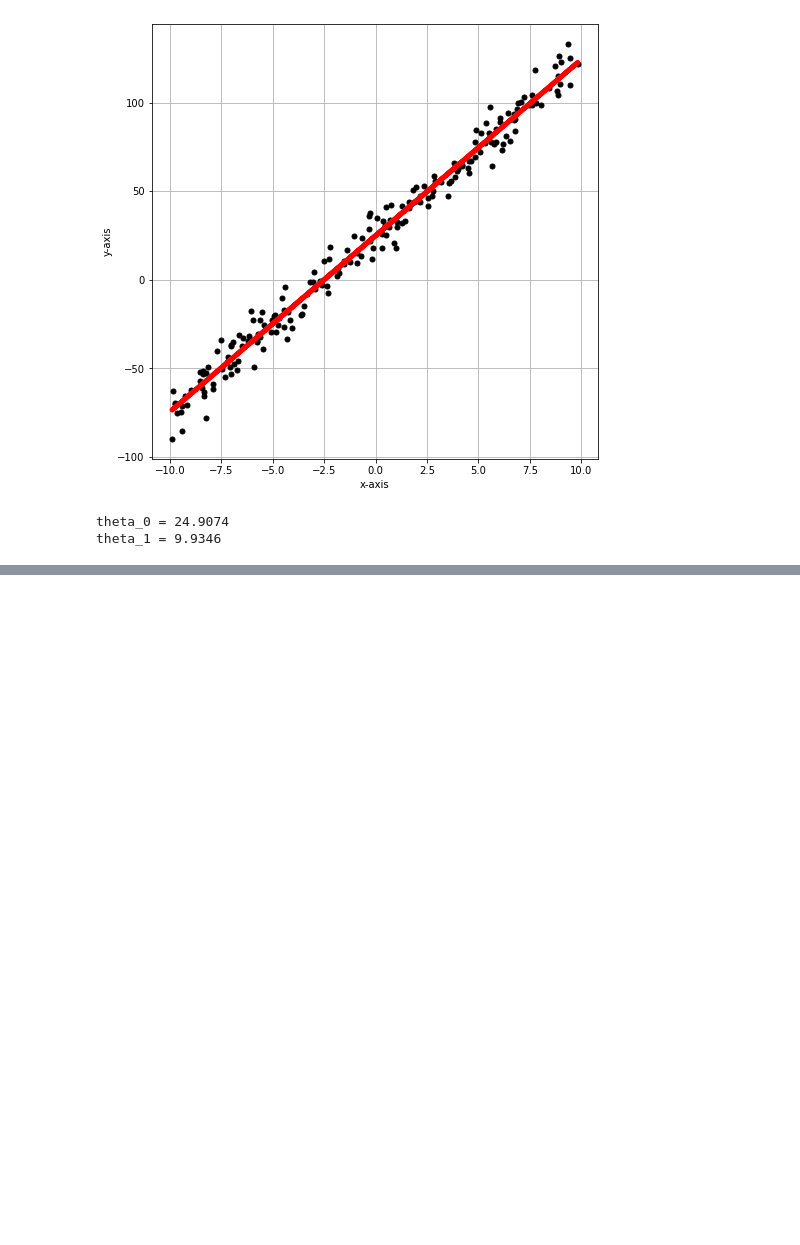
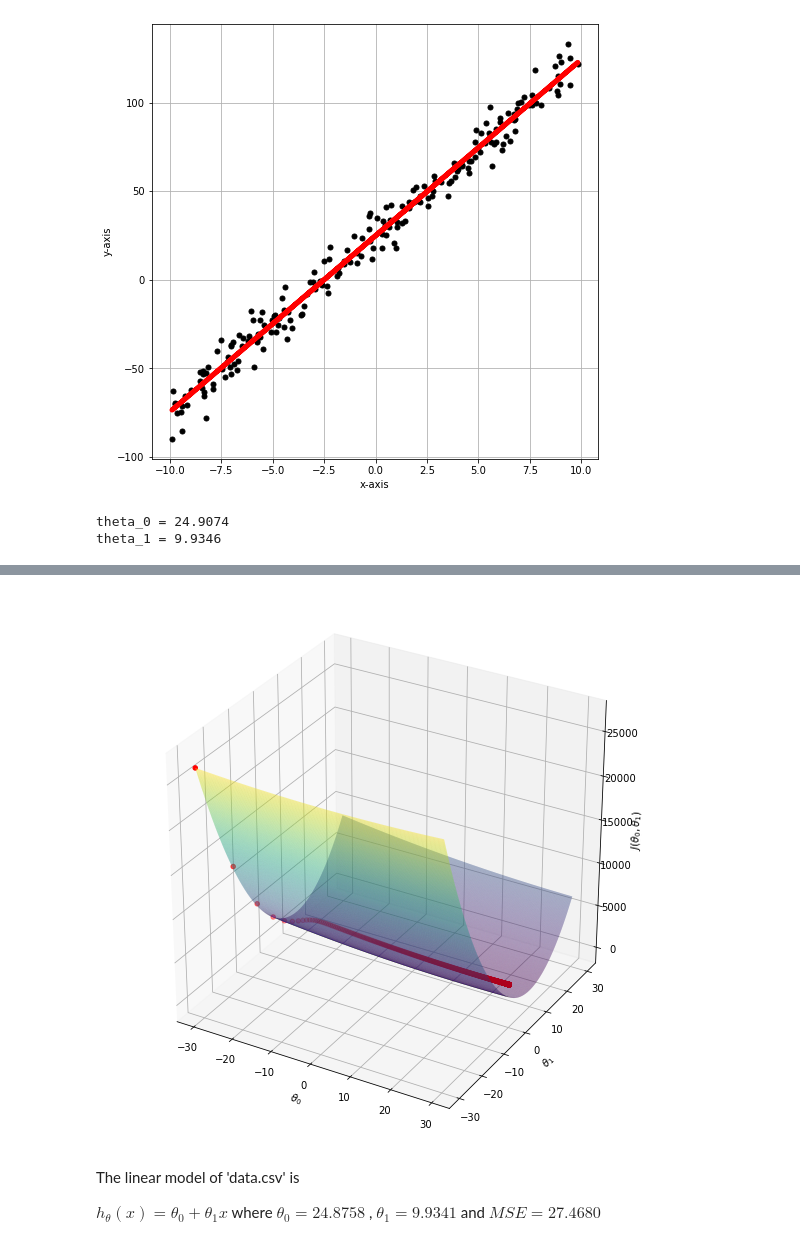
Before and after one commit to Seng-Ly/Matrix-Computation-Class, a Jupyter notebook: assigments/03/assignment03.ipynb, the cells around one changed output, grey strips where cells are left out. Cells and saved outputs as stored; diff of their text form; code cells hidden in the pictures; blank space fills up the shorter version.

```diff
--- a/assigments/03/assignment03.ipynb
+++ b/assigments/03/assignment03.ipynb
@@ -82,0 +154,17 @@ plt.show()
+# %%
+fig1 = plt.figure(figsize=(10,10))
+ax1 = plt.axes(projection='3d')
+ax1.plot_surface(X, Y, Z, alpha=0.5, rstride=1, cstride=1, cmap='viridis', edgecolor='none')
+
+ax1.scatter(col_theta0, col_theta1, col_MSE, c='red')
+ax.set_title('Energy Surface')
+ax1.set_xlabel('$\\theta_0$')
+ax1.set_ylabel('$\\theta_1$')
+ax1.set_zlabel('$J(\\theta_0,\\theta_1)$')
+plt.show()
+# %% [output]
+[figure, added]
+# %% [markdown]
+The linear model of 'data.csv' is
+
+$h_\theta(x)=\theta_0 + \theta_1x$  where $\theta_0 = 24.8758$ ,  $\theta_1 = 9.9341$ and $MSE = 27.4680$
```
Also changed, not shown: parts of 5 cells of this notebook, 1 other file.
